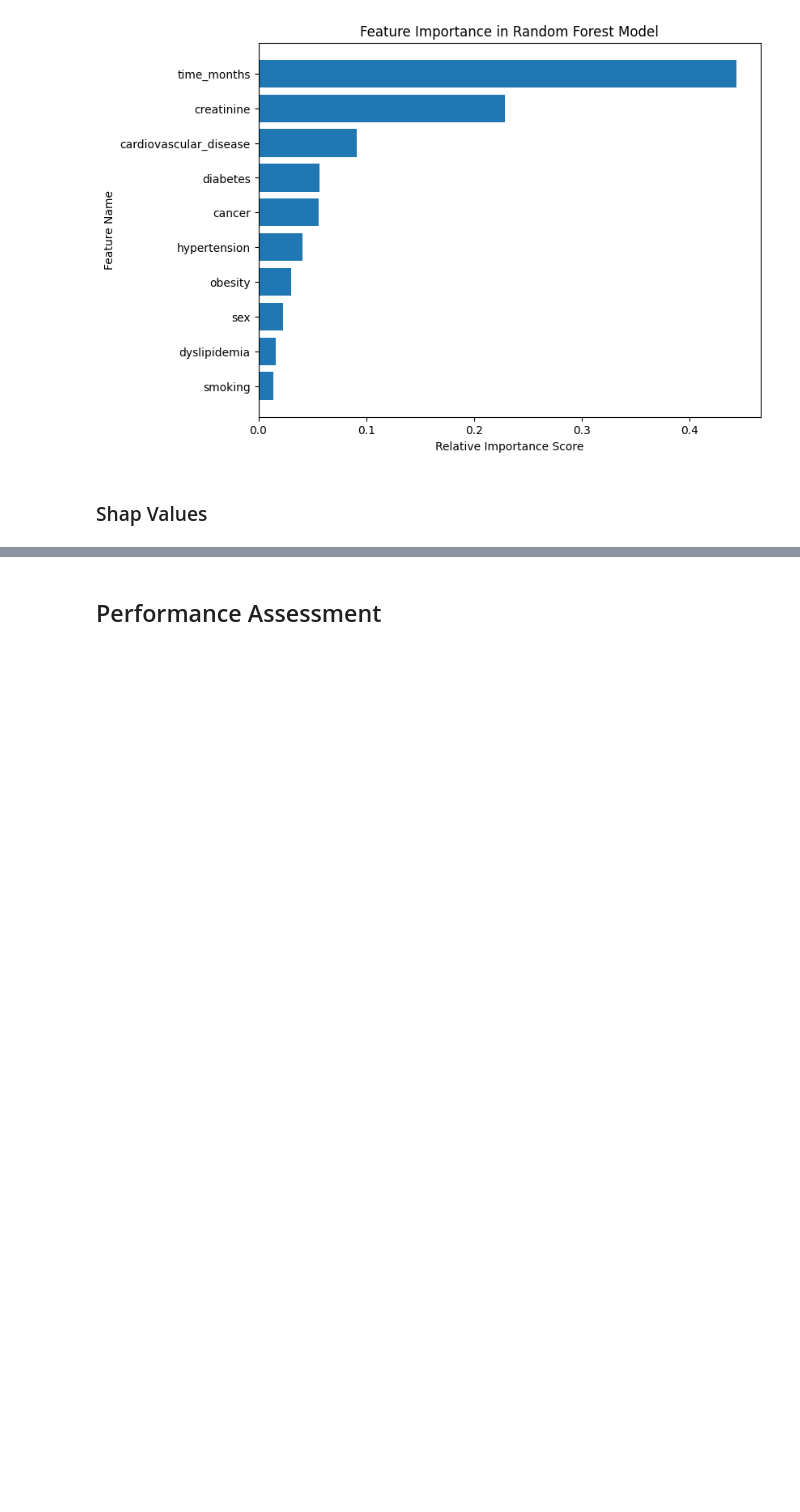
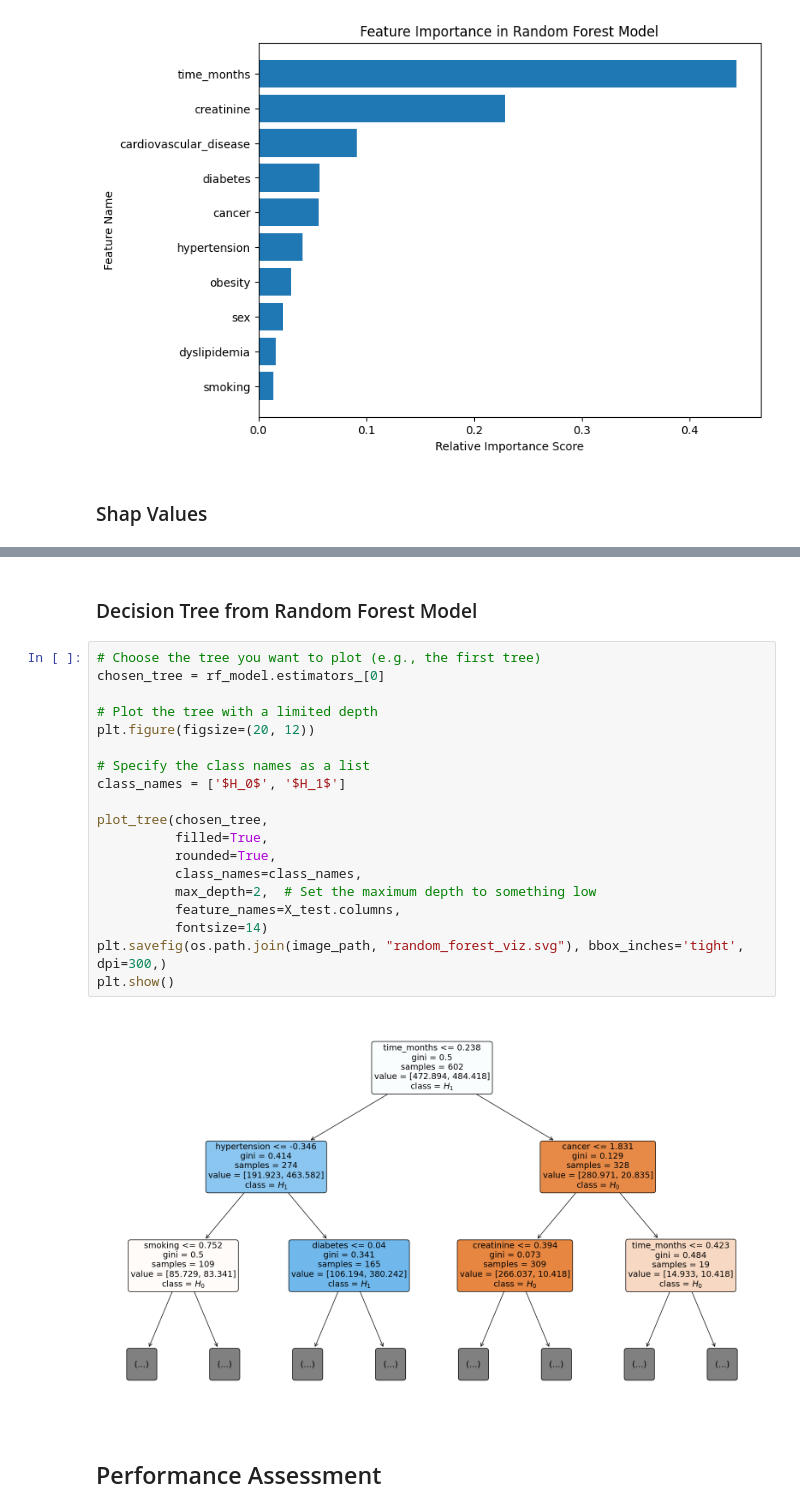
Before and after one commit to lshpaner/ckd_uae, a Jupyter notebook: CKD_UAE_Full_Notebook.ipynb, the cells around one changed output, grey strips where cells are left out. Drawn from its saved outputs; the diff is of its cells as text; blank space fills up the shorter version.

Commit message:
added decision tree from random forest

```diff
--- a/CKD_UAE_Full_Notebook.ipynb
+++ b/CKD_UAE_Full_Notebook.ipynb
@@ -940,3 +941,26 @@ plt.show()
+# %% [markdown]
+### Decision Tree from Random Forest Model
+# %%
+# Choose the tree you want to plot (e.g., the first tree)
+chosen_tree = rf_model.estimators_[0]
+
+# Plot the tree with a limited depth
+plt.figure(figsize=(20, 12))
+
+# Specify the class names as a list
+class_names = ['$H_0$', '$H_1$']
+
+plot_tree(chosen_tree,
+          filled=True,
+          rounded=True,
+          class_names=class_names,
+          max_depth=2,  # Set the maximum depth to something low
+          feature_names=X_test.columns,
+          fontsize=14)
+plt.savefig(os.path.join(image_path, "random_forest_viz.svg"), bbox_inches='tight', dpi=300,)
+plt.show()
+# %% [output]
+[figure, added]
 # %% [markdown]
 ## Performance Assessment
 # %% [markdown]
```
Also changed, not shown: parts of 6 cells of this notebook.
